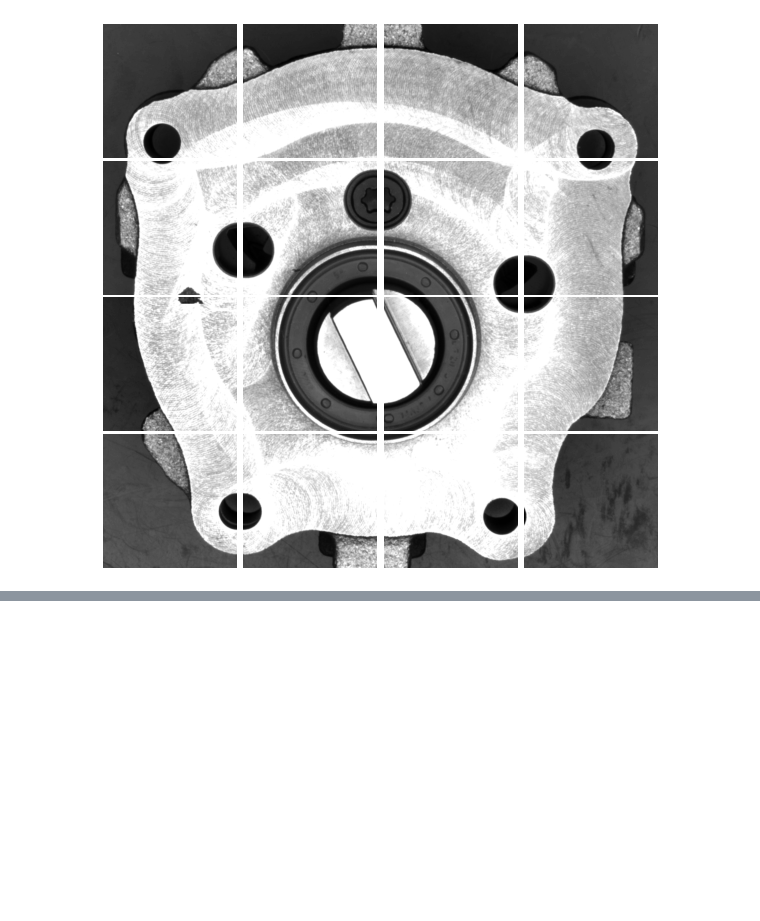
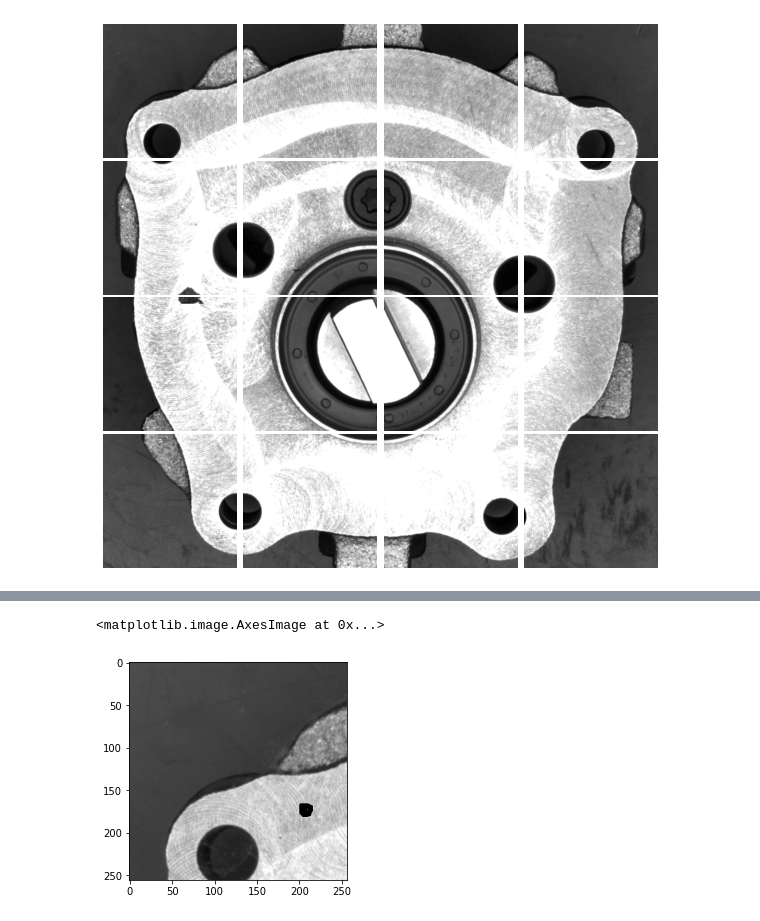
Before and after one commit to DragoneKTM/Industry_lab, a Jupyter notebook: Notebooks/Part2_training.ipynb, the cells around one changed output, grey strips where cells are left out. Drawn from its saved outputs; the diff is of its cells as text; code cells hidden in the pictures; blank space fills up the shorter version.

```diff
--- a/Notebooks/Part2_training.ipynb
+++ b/Notebooks/Part2_training.ipynb
@@ -142,0 +173,11 @@ Epoch 1/10
+# %%
+imgNOK = cv.imread("/problemi/OK_0-0.jpg", cv.IMREAD_GRAYSCALE)
+imgNOK = imgNOK.astype('float32') / 255.
+imgNOK = np.expand_dims(imgNOK, -1)
+imgNOK = np.expand_dims(imgNOK, 0)
+NOKimg = autoencoder.predict(imgNOK)
+# %%
+plt.imshow(np.squeeze(imgNOK[0], -1), cmap="gray")
+# %% [output]
+<matplotlib.image.AxesImage at 0x...>
+[figure, added]
```
Also changed, not shown: parts of 20 cells of this notebook.
